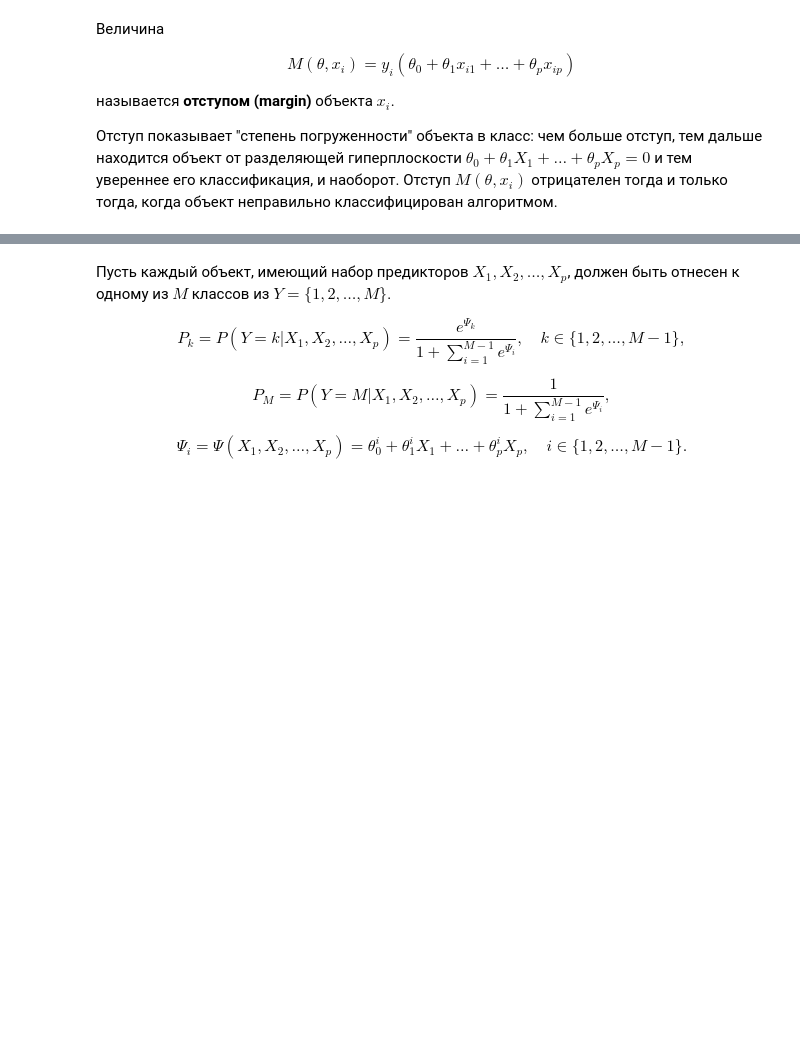
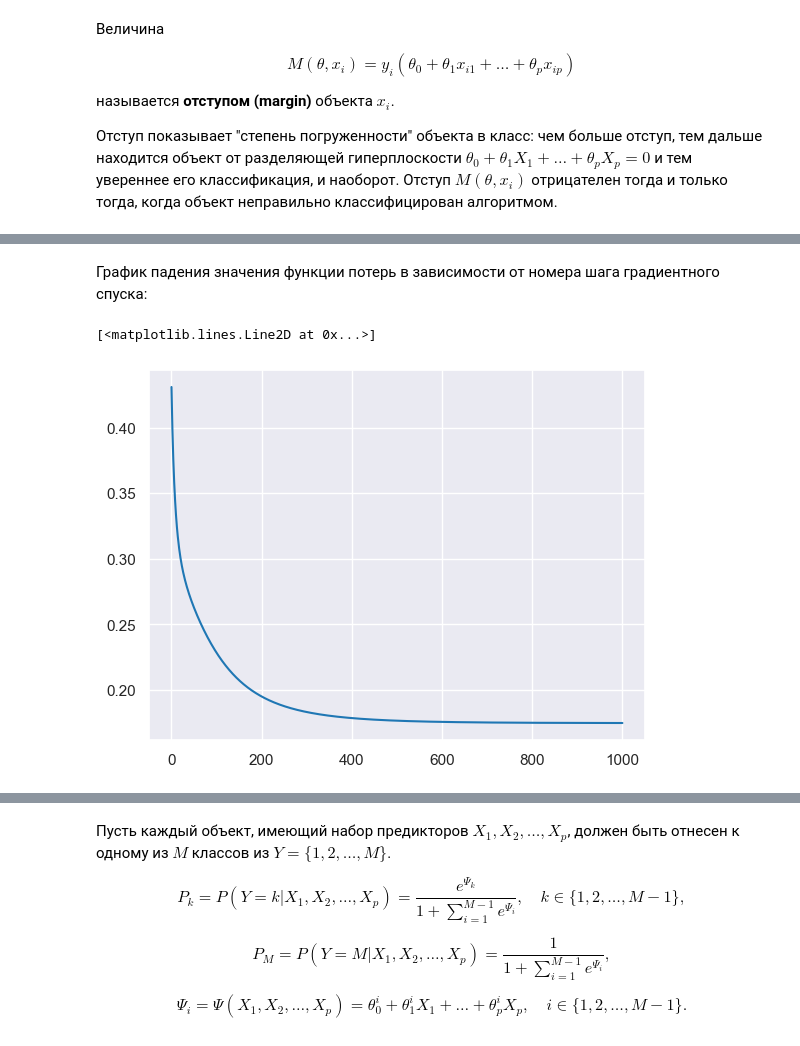
Before and after one commit to EvgenyMeredelin/machine-learning-notes-and-codes, a Jupyter notebook: ml_logreg/ml_logreg.ipynb, the cells around one changed output, grey strips where cells are left out. Cells and saved outputs as stored; diff of their text form; code cells hidden in the pictures; blank space fills up the shorter version.

```diff
--- a/ml_logreg/ml_logreg.ipynb
+++ b/ml_logreg/ml_logreg.ipynb
@@ -170,0 +333,25 @@ $$M(\theta,x_i) = y_i(\theta_0 + \theta_1 x_{i1} + \dots + \theta_p x_{ip})$$
+# %%
+def logLoss(w, X, y):
+    return np.log(1 + np.exp(-y * (X @ w))).mean()
+# %%
+def loglossGrad(w, X, y):
+    numer = X * y.reshape(-1,1)  # (1000, 3)
+    denom = (1 + np.exp(y * (X @ w))).reshape(-1,1)  # (1000,) -> (1000, 1)
+    return -(numer / denom).mean(axis=0)
+# %%
+def gradDescent(X, y, w, nsteps, lrate):
+    loss_array = [logLoss(w, X, y)]
+    for _ in range(nsteps):
+        w -= lrate * loglossGrad(w, X, y)
+        loss_array.append(logLoss(w, X, y))
+    return w, loss_array
+# %%
+w_manual, loss_array = gradDescent(sm.add_constant(X), y, w_init.copy(),
+                                   nsteps=1000, lrate=0.1)
+# %% [markdown]
+График падения значения функции потерь в зависимости от номера шага градиентного спуска:
+# %%
+plt.plot(loss_array)
+# %% [output]
+[<matplotlib.lines.Line2D at 0x...>]
+[figure, added]
```
Also changed, not shown: parts of 37 cells of this notebook.
